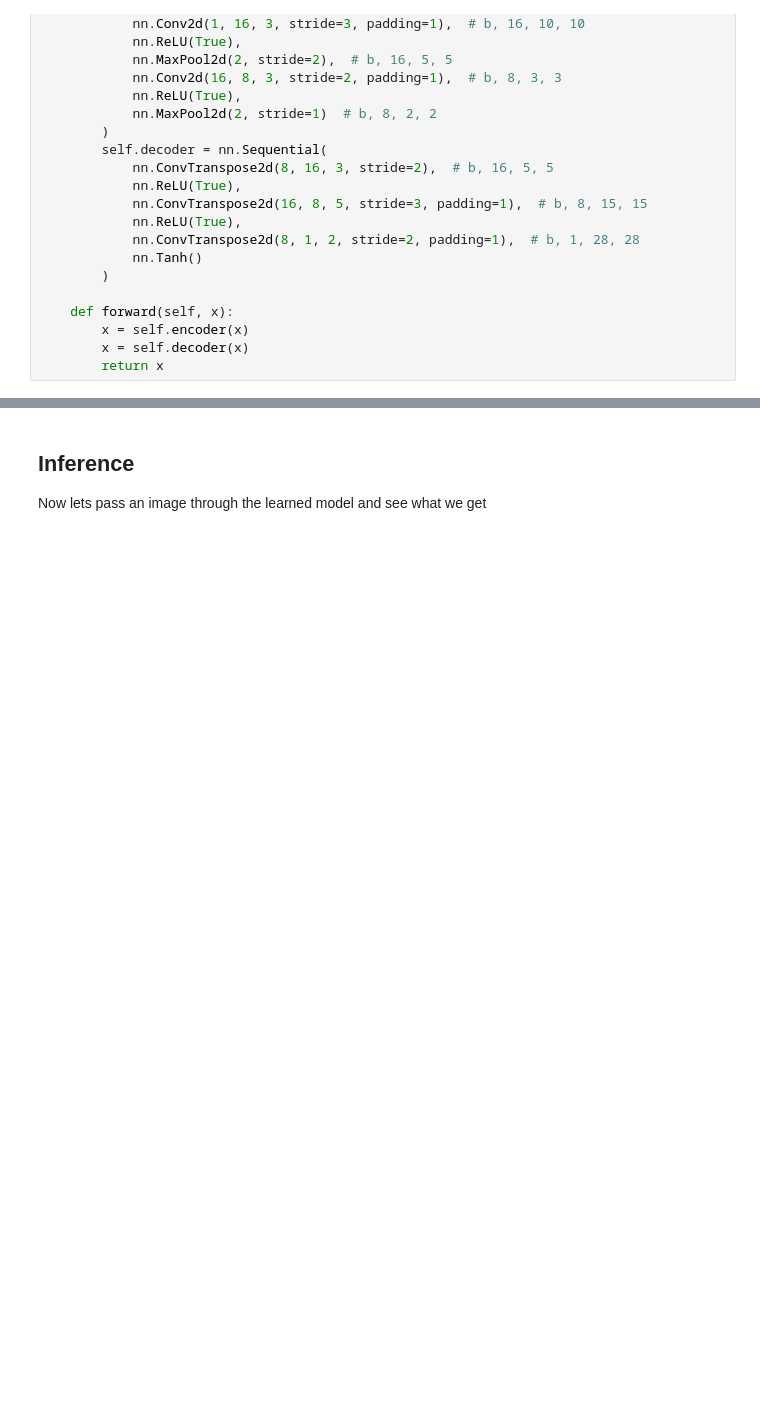
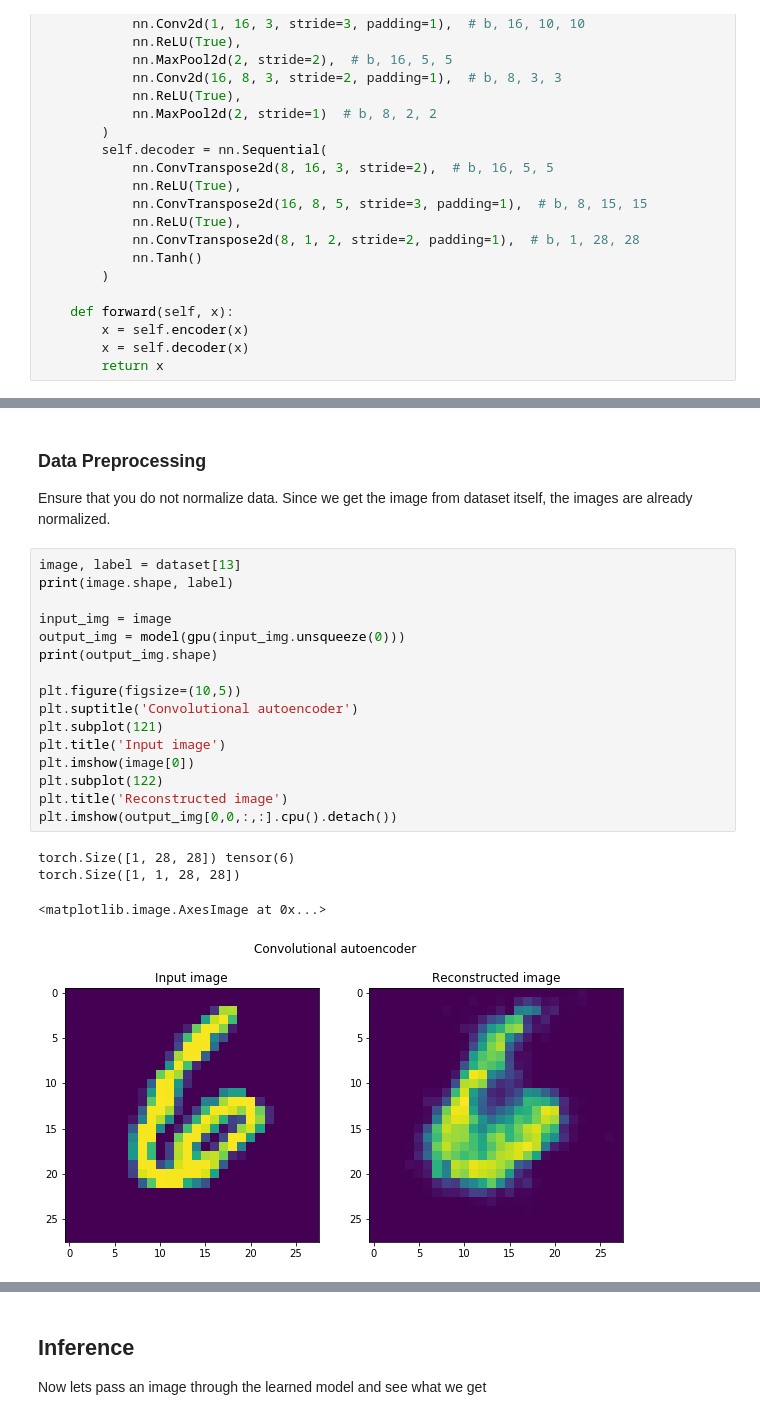
Before and after one commit to faisalqureshi/lessons-pytorch, a Jupyter notebook: lesson-7/conv-autoencoder.ipynb, the cells around one changed output, grey strips where cells are left out. Cells and saved outputs as stored; diff of their text form; blank space fills up the shorter version.

Commit message:
Autoencoders.

```diff
--- a/lesson-7/conv-autoencoder.ipynb
+++ b/lesson-7/conv-autoencoder.ipynb
@@ -149,3 +184,28 @@ Saved file
+# %% [markdown]
+### Data Preprocessing
+
+Ensure that you do not normalize data.  Since we get the image from dataset itself, the images are already normalized.
+# %%
+image, label = dataset[13]
+print(image.shape, label)
+
+input_img = image
+output_img = model(gpu(input_img.unsqueeze(0)))
+print(output_img.shape)
+
+plt.figure(figsize=(10,5))
+plt.suptitle('Convolutional autoencoder')
+plt.subplot(121)
+plt.title('Input image')
+plt.imshow(image[0])
+plt.subplot(122)
+plt.title('Reconstructed image')
+plt.imshow(output_img[0,0,:,:].cpu().detach())
+# %% [output]
+torch.Size([1, 28, 28]) tensor(6)
+torch.Size([1, 1, 28, 28])
+<matplotlib.image.AxesImage at 0x...>
+[figure, added]
 # %% [markdown]
 ## Saving the trained model
 
```
Also changed, not shown: parts of 45 cells of this notebook, 2 other files.
